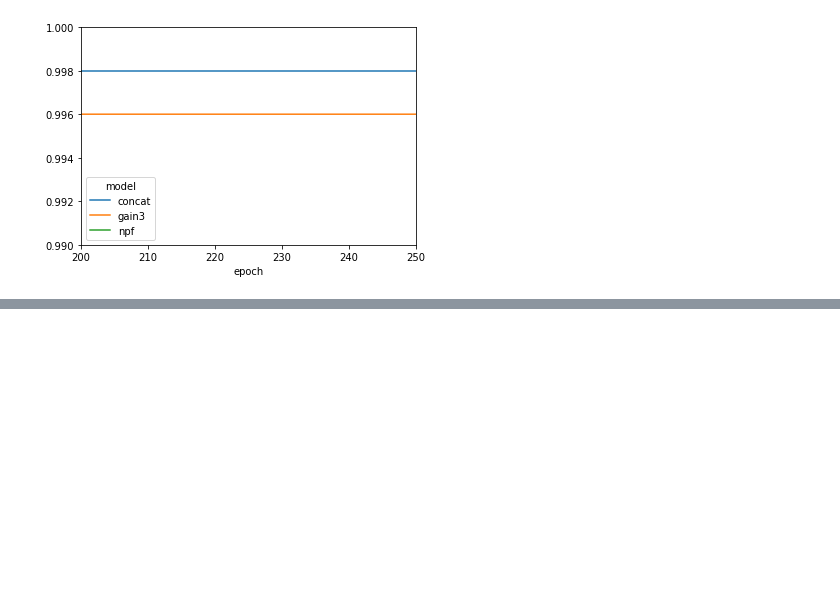
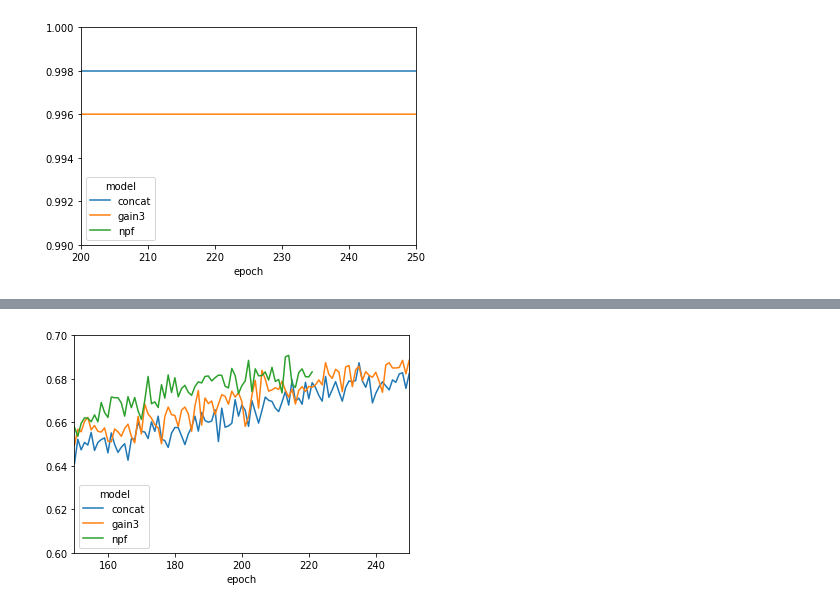
Before and after one commit to jostosh/siswslayer, a Jupyter notebook: report/results.ipynb, the cells around one changed output, grey strips where cells are left out. Saved outputs shown, nothing was run; the diff lists cells and outputs as text; code cells hidden in the pictures; blank space fills up the shorter version.

```diff
--- a/report/results.ipynb
+++ b/report/results.ipynb
@@ -54,0 +55,4 @@ cifar10 = plot_results('cifar10', lws=True)
+# %%
+cifar100 = plot_results('cifar100', lws=True, xlim=(150, 250), ylim=(0.6, 0.7))
+# %% [output]
+[figure, added]
```
Also changed, not shown: parts of 5 cells of this notebook, 1 other file.
